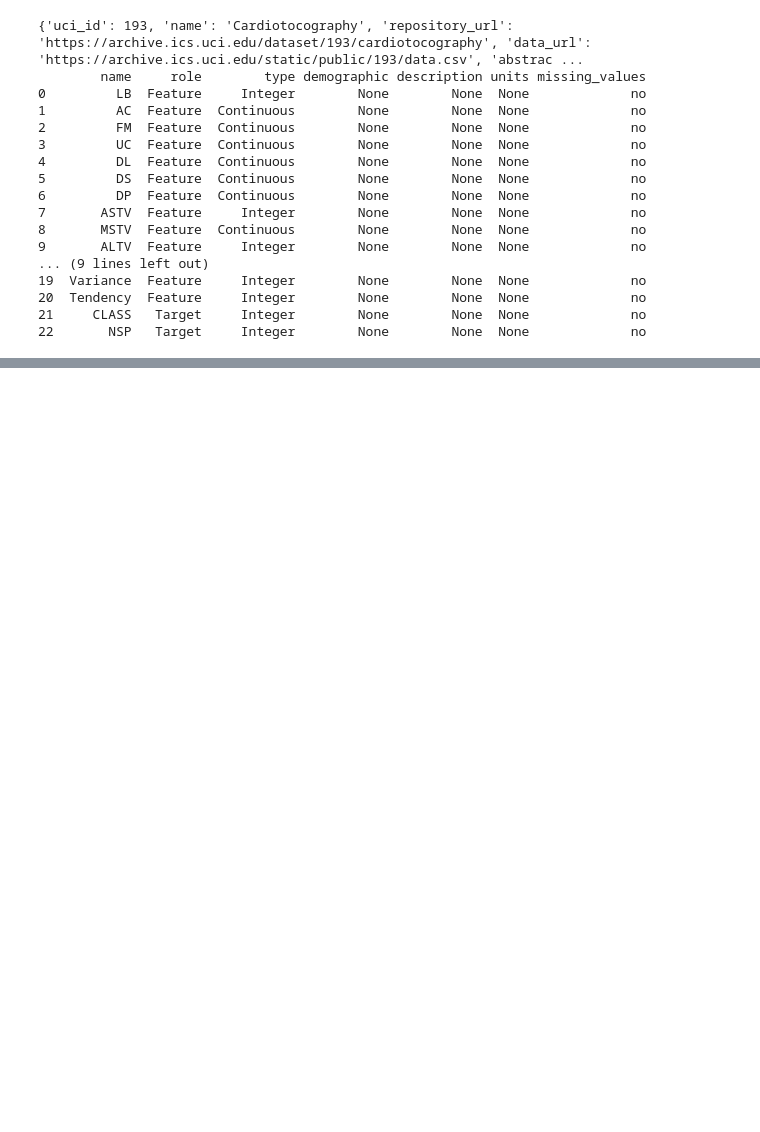
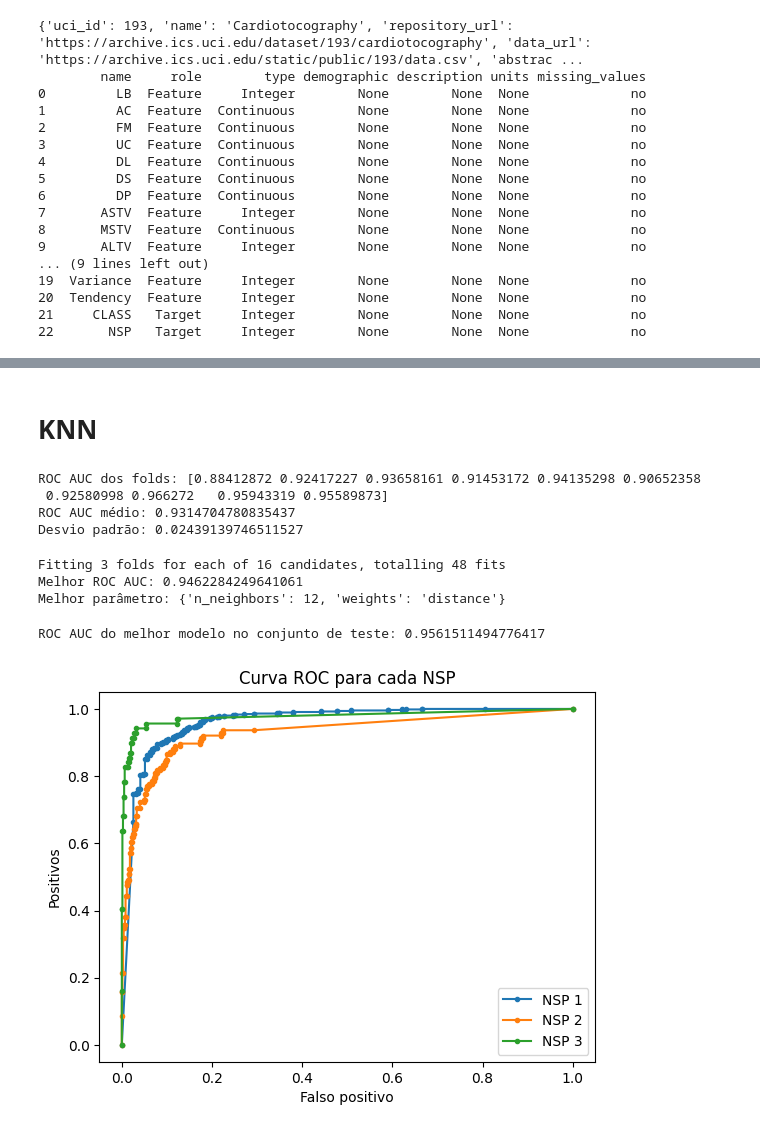
Before and after one commit to Talita1996/aprendizagem-de-maquina-i, a Jupyter notebook: cardiotacografia.ipynb, the cells around one changed output, grey strips where cells are left out. Saved outputs shown, nothing was run; the diff lists cells and outputs as text; code cells hidden in the pictures; blank space fills up the shorter version.

```diff
--- a/cardiotacografia.ipynb
+++ b/cardiotacografia.ipynb
@@ -33,0 +86,74 @@ print(cardiotocography.variables)
+# %% [markdown]
+# KNN
+# %%
+X = df.drop(columns=['NSP'])
+y = df['NSP']
+
+X_train, X_test, y_train, y_test = train_test_split(X, y, test_size=0.4, random_state=0)
+# %%
+from sklearn.model_selection import cross_val_score
+from sklearn.neighbors import KNeighborsClassifier
+import numpy as np
+
+knn = KNeighborsClassifier(n_neighbors=5)
+
+knn.fit(X_train, y_train)
+
+# Cross validation para os dados de treino
+cv_scores = cross_val_score(knn, X_train, y_train, cv=10, scoring='roc_auc_ovo_weighted')
+
+print("ROC AUC dos folds:", cv_scores)
+print("ROC AUC médio:", np.mean(cv_scores))
+print("Desvio padrão:", np.std(cv_scores))
+# %% [output]
+ROC AUC dos folds: [0.88412872 0.92417227 0.93658161 0.91453172 0.94135298 0.90652358
+ 0.92580998 0.966272   0.95943319 0.95589873]
+ROC AUC médio: 0.9314704780835437
+Desvio padrão: 0.02439139746511527
+# %%
+from sklearn.model_selection import GridSearchCV
+
+param_grid = {
+    'n_neighbors': [3, 5, 8, 10, 12, 15, 18, 20],
+    'weights': ['uniform', 'distance']
+}
+
+grid_search = GridSearchCV(estimator=knn, param_grid=param_grid, cv=3, n_jobs=-1, verbose=1, scoring='roc_auc_ovo_weighted')
+
+grid_search.fit(X_train, y_train)
+
+print("Melhor ROC AUC:", grid_search.best_score_)
+print("Melhor parâmetro:", grid_search.best_params_)
+# %% [output]
+Fitting 3 folds for each of 16 candidates, totalling 48 fits
+Melhor ROC AUC: 0.9462284249641061
+Melhor parâmetro: {'n_neighbors': 12, 'weights': 'distance'}
+# %%
+from sklearn.metrics import roc_auc_score, roc_curve
+import matplotlib.pyplot as plt
+from sklearn.preprocessing import label_binarize
+
+best_model = grid_search.best_estimator_
+
+# Probabilidade de cada classe para uma entrada
+y_prob_bin = best_model.predict_proba(X_test)
+
+# Criação dos dummies pois a curva roc usa dados binários
+y_test_bin = label_binarize(y_test, classes=np.unique(y))
+
+roc_auc = roc_auc_score(y_test_bin, y_prob_bin, multi_class='ovo', average='macro')
+print("ROC AUC do melhor modelo no conjunto de teste:", roc_auc)
+# %% [output]
+ROC AUC do melhor modelo no conjunto de teste: 0.9561511494776417
+# %%
+for i in range(y_test_bin.shape[1]):
+    fpr, tpr, _ = roc_curve(y_test_bin[:, i], y_prob_bin[:, i])
+    plt.plot(fpr, tpr, marker='.', label=f'NSP {i + 1}')
+
+plt.xlabel('Falso positivo')
+plt.ylabel('Positivos')
+plt.title('Curva ROC para cada NSP')
+plt.legend(loc='best')
+plt.show()
+# %% [output]
+[figure, added]
```
Also changed, not shown: parts of 7 cells of this notebook, 1 other file.
